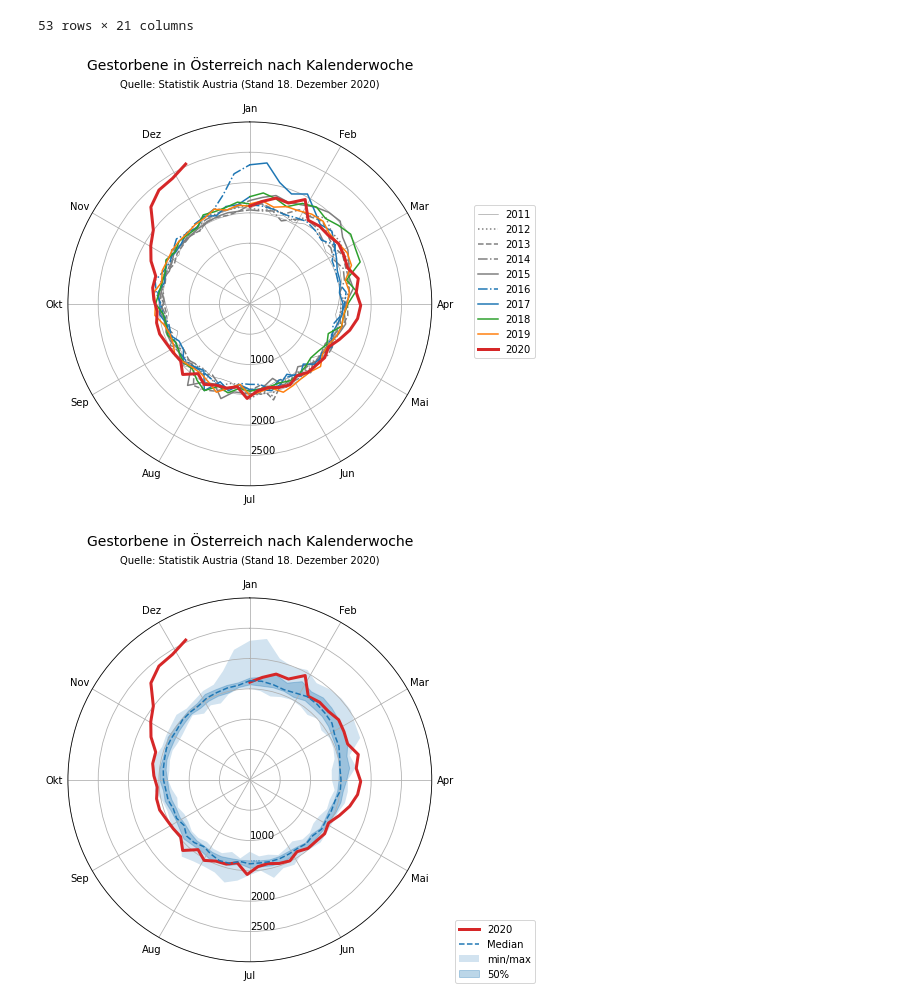
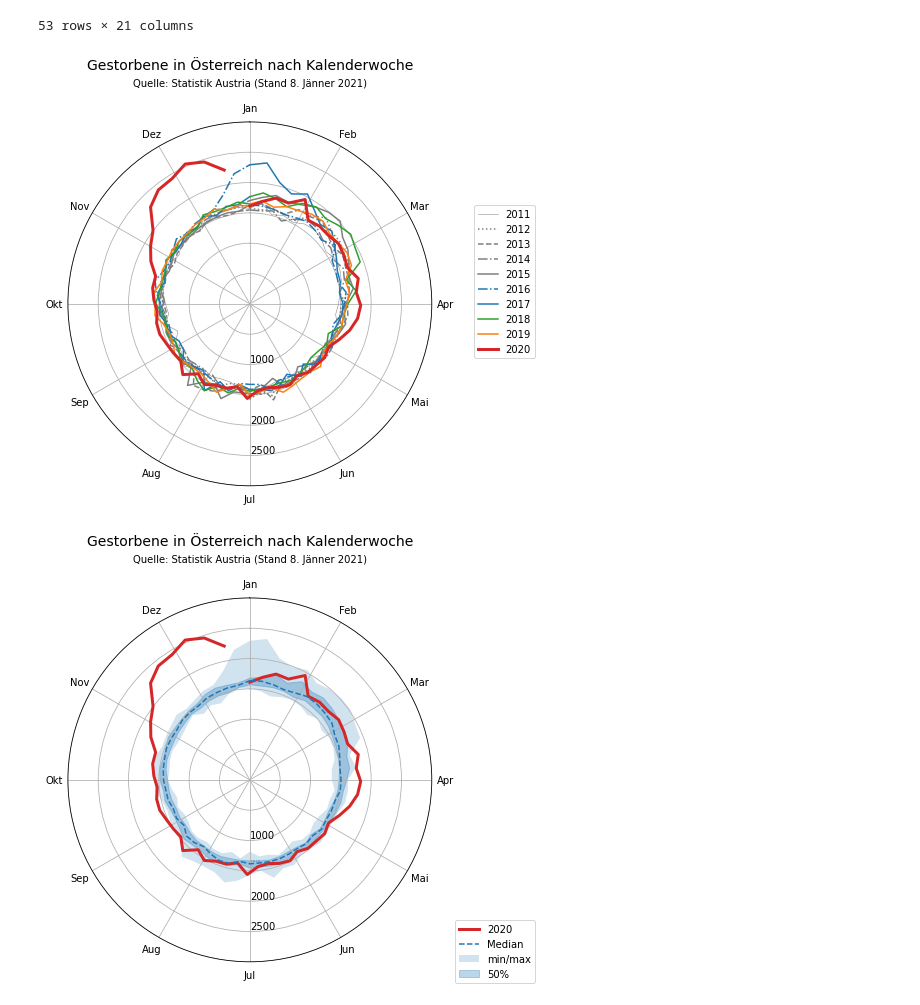
Before and after one commit to attoPascal/statistik-austria-sterblichkeit, a Jupyter notebook: sterblichkeit.ipynb, the cells around one changed output. Drawn from its saved outputs; the diff is of its cells as text; code cells hidden in the pictures.

```diff
--- a/sterblichkeit.ipynb
+++ b/sterblichkeit.ipynb
@@ -103,35 +103,35 @@ fig, ax = setup_polar_plot()
 # plot_year(ax, 2000, linewidth=0.5)
 # plot_year(ax, 2001, linewidth=0.5)
 # plot_year(ax, 2002, linewidth=0.5)
 # plot_year(ax, 2003, linewidth=0.5)
 # plot_year(ax, 2004, linewidth=0.5)
 # plot_year(ax, 2005, linewidth=0.5)
 # plot_year(ax, 2006, linewidth=0.5)
 # plot_year(ax, 2007, linewidth=0.5)
 # plot_year(ax, 2008, linewidth=0.5)
 # plot_year(ax, 2009, linewidth=0.5)
 # plot_year(ax, 2010, linewidth=0.5)
 
 plot_year(ax, 2011, color='tab:gray', linewidth=0.5)
 plot_year(ax, 2012, color='tab:gray', linestyle='dotted')
 plot_year(ax, 2013, color='tab:gray', linestyle='dashed')
 plot_year(ax, 2014, color='tab:gray', linestyle='dashdot')
 plot_year(ax, 2015, color='tab:gray')
 plot_year(ax, 2016, color='tab:blue', linestyle='dashdot')
 plot_year(ax, 2017, color='tab:blue')
 plot_year(ax, 2018, color='tab:green')
 plot_year(ax, 2019, color='tab:orange')
 plot_year(ax, 2020, color='tab:red', linewidth=3)
 
 ax.set_rmax(3000)
 fig.legend(loc='center right')
 
 fig.suptitle("Gestorbene in Österreich nach Kalenderwoche", fontsize=14, y=1.04)
-ax.set_title("Quelle: Statistik Austria (Stand 18. Dezember 2020)", fontsize=10, y=1.08)
+ax.set_title("Quelle: Statistik Austria (Stand 8. Jänner 2021)", fontsize=10, y=1.08)
 
 plt.savefig('gestorbene.png', dpi=300, bbox_inches='tight', facecolor='white')
 # %% [output]
-[figure, old version]
+[figure, new version]
 # %%
 years = deaths_per_year.iloc[:, :-1] # excluding 2020
 
@@ -169,11 +169,11 @@ ax.set_rmax(3000)
 fig.legend(loc='lower right')
 
 fig.suptitle(f"Gestorbene in Österreich nach Kalenderwoche", fontsize=14, y=1.04)
-ax.set_title("Quelle: Statistik Austria (Stand 18. Dezember 2020)", fontsize=10, y=1.08)
+ax.set_title("Quelle: Statistik Austria (Stand 8. Jänner 2021)", fontsize=10, y=1.08)
 
 plt.savefig('median.png', dpi=300, bbox_inches='tight', facecolor='white')
 # %% [output]
-[figure, old version]
+[figure, new version]
 # %%
 fig, ax = setup_polar_plot(figsize=(6, 6.2), constrained_layout=False)
 
```
Also changed, not shown: parts of 3 cells of this notebook, 5 other files.
